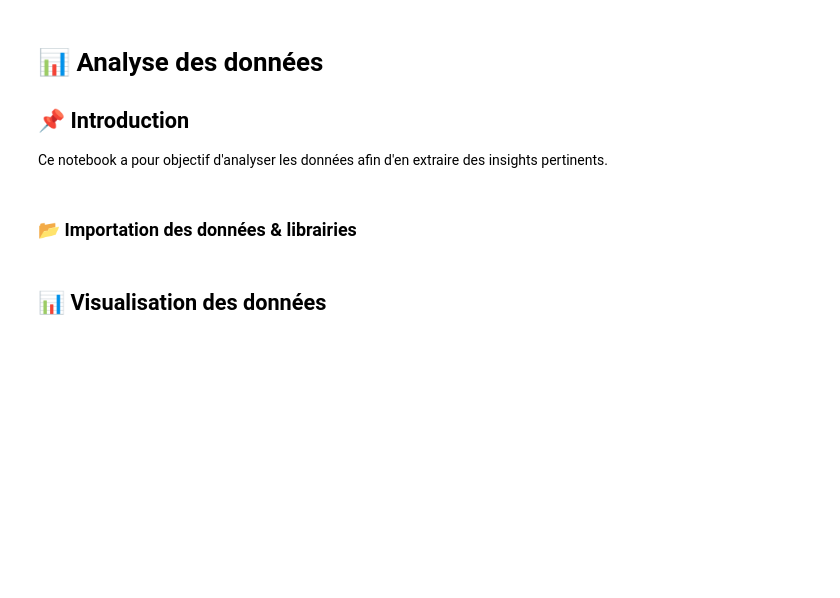
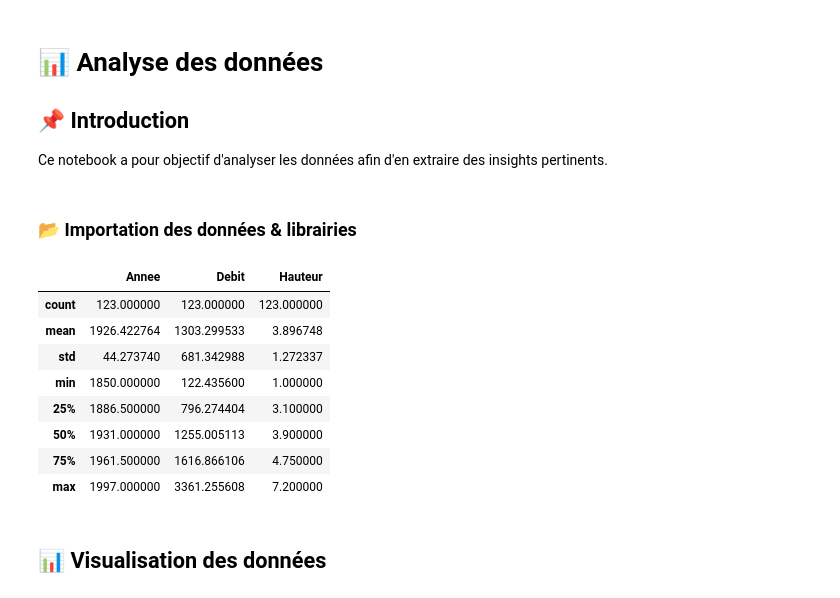
Before and after one commit to Lilyakhelid/Fiability, a Jupyter notebook: src/1.analysis.ipynb, the cells around one changed output. Saved outputs shown, nothing was run; the diff lists cells and outputs as text; code cells hidden in the pictures; blank space fills up the shorter version.

```diff
--- a/src/1.analysis.ipynb
+++ b/src/1.analysis.ipynb
@@ -15,6 +15,18 @@ import seaborn as sns
 #pour voir les visus, faire tourner les notebooks en local
 # %%
 df = load_cleaned_data()
+# %%
+df.describe()
+# %% [output]
+|  | Annee | Debit | Hauteur |
+| count | 123.000000 | 123.000000 | 123.000000 |
+| mean | 1926.422764 | 1303.299533 | 3.896748 |
+| std | 44.273740 | 681.342988 | 1.272337 |
+| min | 1850.000000 | 122.435600 | 1.000000 |
+| 25% | 1886.500000 | 796.274404 | 3.100000 |
+| 50% | 1931.000000 | 1255.005113 | 3.900000 |
+| 75% | 1961.500000 | 1616.866106 | 4.750000 |
+| max | 1997.000000 | 3361.255608 | 7.200000 |
 # %% [markdown]
 ## 📊 Visualisation des données
 # %% [markdown]
```
Also changed, not shown: parts of 9 cells of this notebook, 5 other files.
